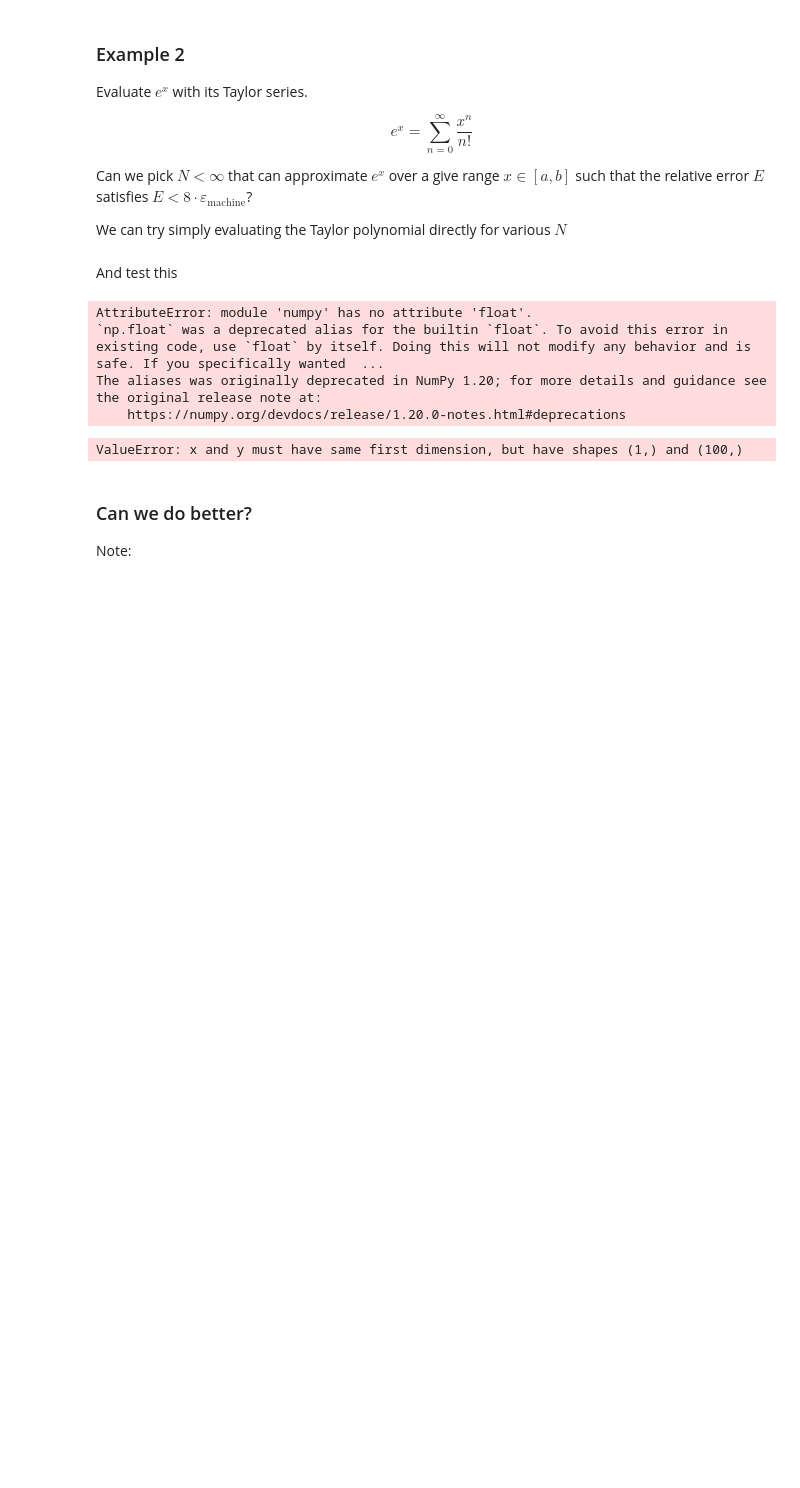
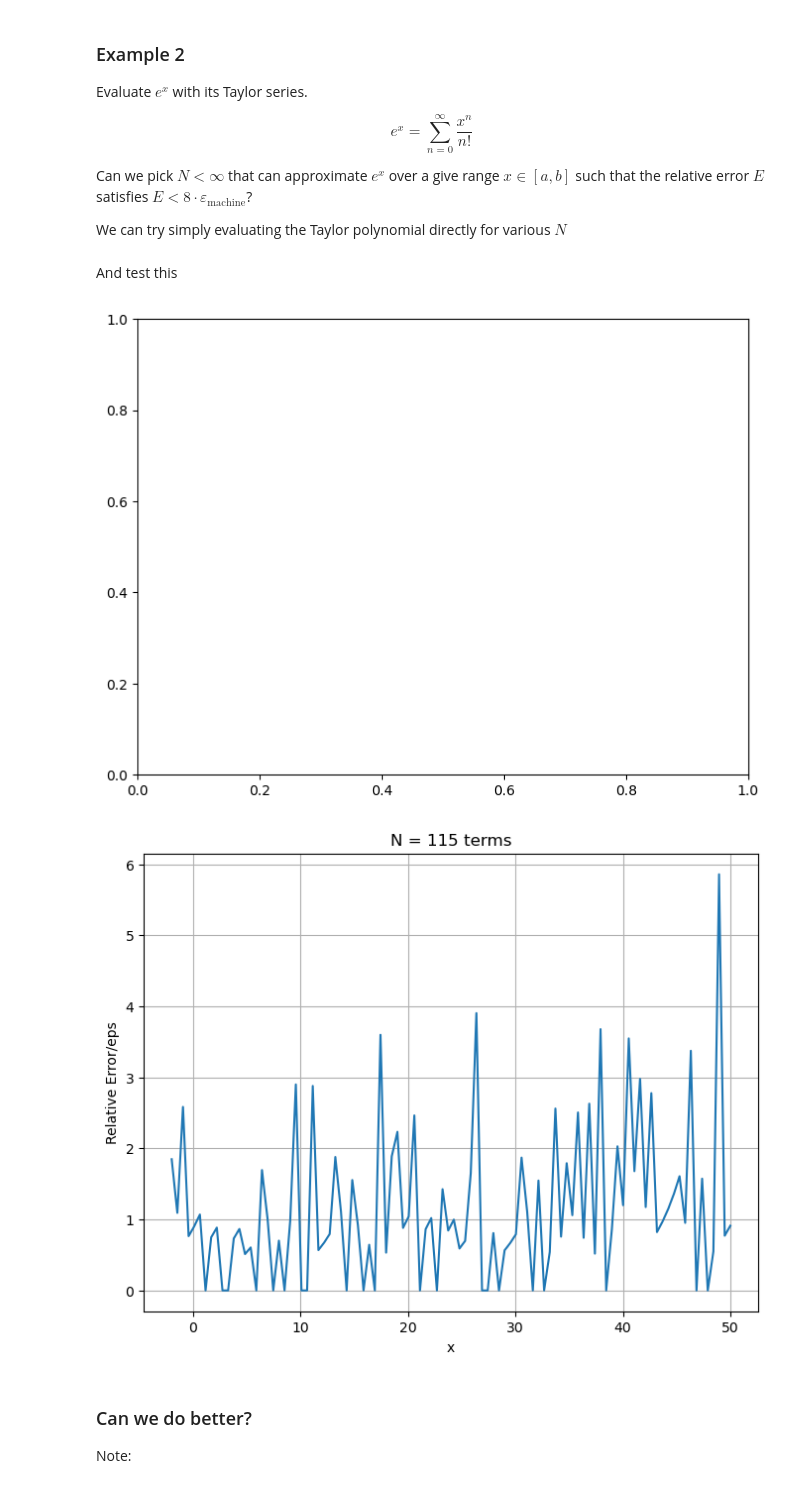
Before and after one commit to D-Mayerfeld/intro-numerical-methods, a Jupyter notebook: 04_error.ipynb, the cells around one changed output. Cells and saved outputs as stored; diff of their text form; code cells hidden in the pictures; blank space fills up the shorter version.

Commit message:
class notes 9.16

```diff
--- a/04_error.ipynb
+++ b/04_error.ipynb
@@ -1052,34 +1067,32 @@ from scipy.special import factorial
 def my_exp(x, N=10):
     value = 0.0
     for n in range(N + 1):
-        value += x**n / numpy.float(factorial(n))
+        value += x**n / float(factorial(n))
 
     return value
 # %% [markdown]
 And test this
 # %%
-eps = numpy.finfo(float).eps
+eps = numpy.finfo(numpy.float64).eps
 
-x = numpy.linspace(-2., 50., 100, dtype=numpy.float)
-for N in range(1, 300):
-    error = numpy.abs((numpy.exp(x) - my_exp(x, N=N)) / numpy.exp(x))
-    if numpy.all(error < 8.0 * eps):
+x = numpy.linspace(-2, 50., 100, dtype=numpy.float64)
+MAX_N = 300
+for N in range(1, MAX_N + 1):
+    rel_error = numpy.abs((numpy.exp(x) - my_exp(x, N=N)) / numpy.exp(x))
+    if numpy.all(rel_error < 8.0 * eps):
         break
-# %% [output]
-AttributeError: module 'numpy' has no attribute 'float'.
-`np.float` was a deprecated alias for the builtin `float`. To avoid this error in existing code, use `float` by itself. Doing this will not modify any behavior and is safe. If you specifically wanted  ...
-The aliases was originally deprecated in NumPy 1.20; for more details and guidance see the original release note at:
-    https://numpy.org/devdocs/release/1.20.0-notes.html#deprecations
 # %%
 fig = plt.figure(figsize=(8,6))
 axes = fig.add_subplot(1, 1, 1)
-axes.plot(x, error/eps)
+axes.plot(x, rel_error/eps)
 axes.set_xlabel("x")
 axes.set_ylabel("Relative Error/eps")
 axes.set_title('N = {} terms'.format(N))
+axes.grid()
 plt.show()
 # %% [output]
-ValueError: x and y must have same first dimension, but have shapes (1,) and (100,)
+[figure, added]
+[figure, added]
 # %% [markdown]
 ### Can we do better?
 
```
Also changed, not shown: parts of 9 cells of this notebook, 4 other files.
